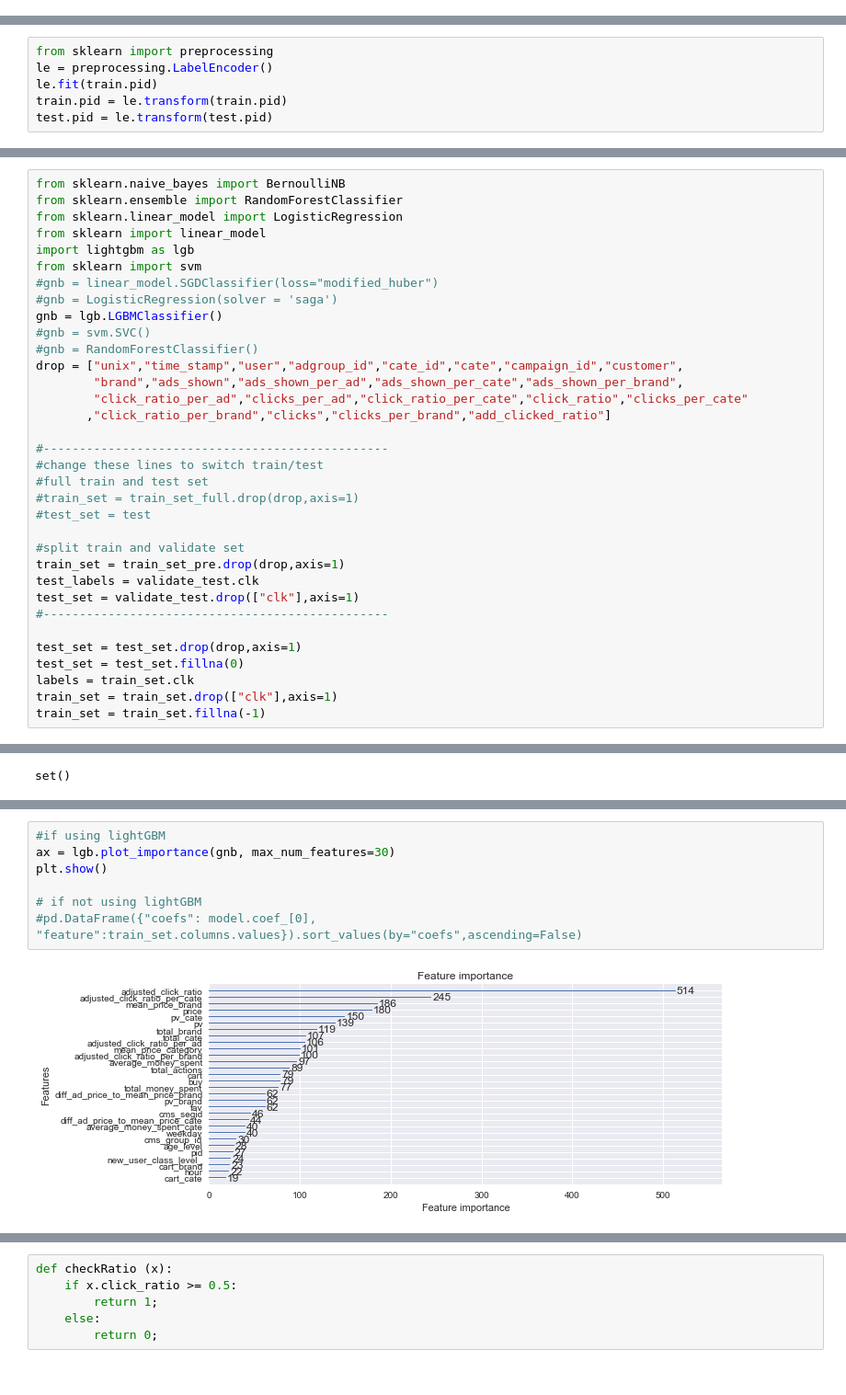
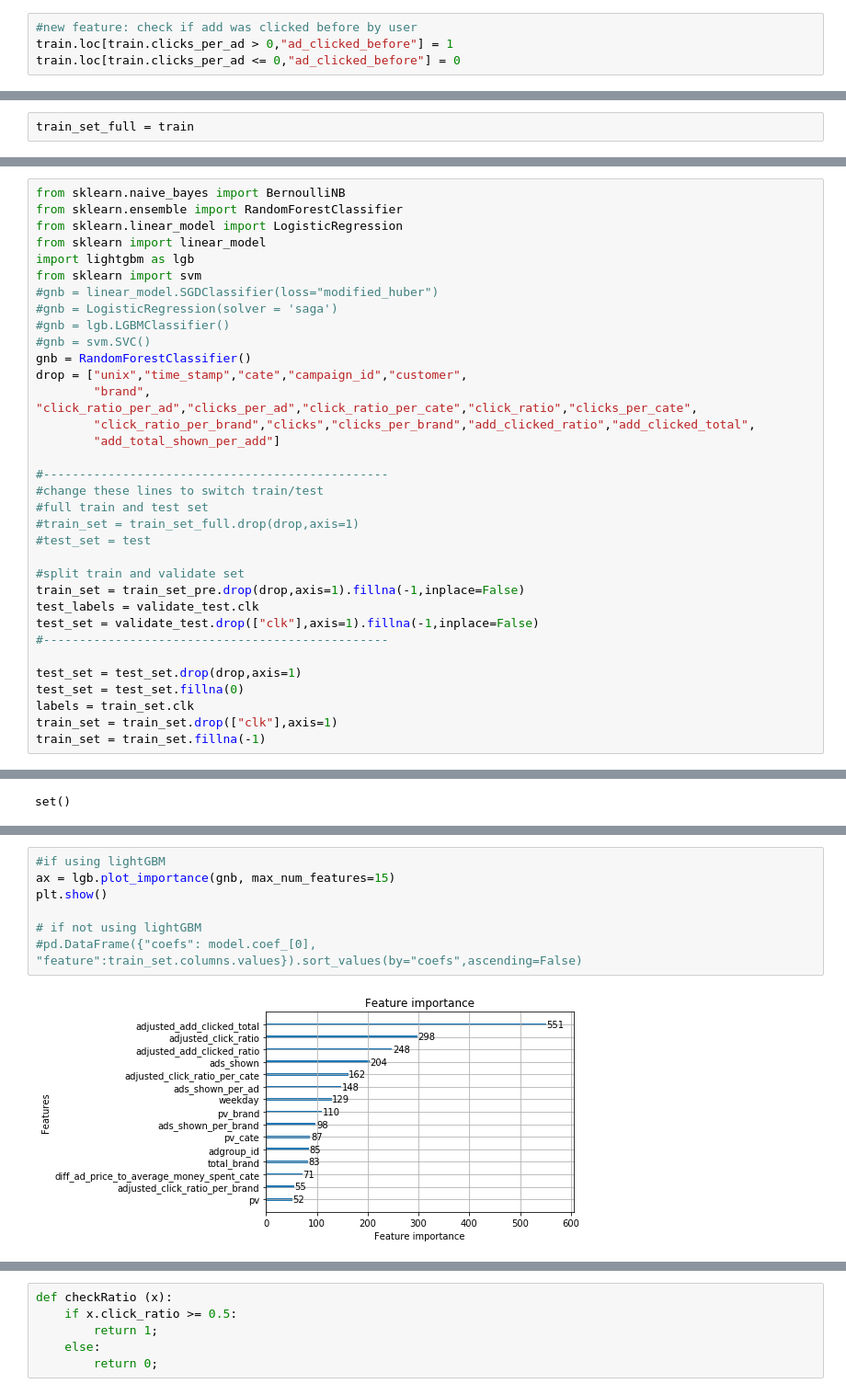
Before and after one commit to Sitorias/AdPrediction, a Jupyter notebook: Task 3 - Ad Prediction - Leo.ipynb, the cells around one changed output, grey strips where cells are left out. Shown at 92% size. Saved outputs shown, nothing was run; the diff lists cells and outputs as text.

Commit message:
Started with sketch for the presentation. Brand Prediction. Planning on recomputing the train data set to remove errors.

```diff
--- a/Task 3 - Ad Prediction - Leo.ipynb
+++ b/Task 3 - Ad Prediction - Leo.ipynb
@@ -851,0 +831,4 @@ plt.show()
+# %%
+#new feature: check if add was clicked before by user
+train.loc[train.clicks_per_ad > 0,"ad_clicked_before"] = 1
+train.loc[train.clicks_per_ad <= 0,"ad_clicked_before"] = 0
@@ -1066,6 +1029,0 @@ test.to_csv("test_extended.csv",index=False)
-# %%
-from sklearn import preprocessing
-le = preprocessing.LabelEncoder()
-le.fit(train.pid)
-train.pid = le.transform(train.pid)
-test.pid = le.transform(test.pid)
@@ -1102,6 +1058,8 @@ Number of zeros: 389916
 Final ratio: 0.21559018431566623%
 # %%
 train_set_full = train_set.copy()
+# %%
+train_set_full = train
 # %%
 from sklearn.model_selection import train_test_split
 train_set_pre,validate_test = train_test_split(train_set_full,test_size=0.2,random_state=42)
@@ -1114,13 +1072,13 @@ import lightgbm as lgb
 from sklearn import svm
 #gnb = linear_model.SGDClassifier(loss="modified_huber")
 #gnb = LogisticRegression(solver = 'saga')
-gnb = lgb.LGBMClassifier()
+#gnb = lgb.LGBMClassifier()
 #gnb = svm.SVC()
-#gnb = RandomForestClassifier()
-drop = ["unix","time_stamp","user","adgroup_id","cate_id","cate","campaign_id","customer",
-        "brand","ads_shown","ads_shown_per_ad","ads_shown_per_cate","ads_shown_per_brand",
-        "click_ratio_per_ad","clicks_per_ad","click_ratio_per_cate","click_ratio","clicks_per_cate"
-       ,"click_ratio_per_brand","clicks","clicks_per_brand","add_clicked_ratio"]
+gnb = RandomForestClassifier()
+drop = ["unix","time_stamp","cate","campaign_id","customer",
+        "brand", "click_ratio_per_ad","clicks_per_ad","click_ratio_per_cate","click_ratio","clicks_per_cate",
+        "click_ratio_per_brand","clicks","clicks_per_brand","add_clicked_ratio","add_clicked_total",
+        "add_total_shown_per_add"]
 
 #------------------------------------------------
 #change these lines to switch train/test
@@ -1129,9 +1087,9 @@ drop = ["unix","time_stamp","user","adgroup_id","cate_id","cate","campaign_id","
 #test_set = test
 
 #split train and validate set
-train_set = train_set_pre.drop(drop,axis=1)
+train_set = train_set_pre.drop(drop,axis=1).fillna(-1,inplace=False)
 test_labels = validate_test.clk
-test_set = validate_test.drop(["clk"],axis=1)
+test_set = validate_test.drop(["clk"],axis=1).fillna(-1,inplace=False)
 #------------------------------------------------
 
 test_set = test_set.drop(drop,axis=1)
@@ -1154,12 +1116,12 @@ Wall time: 3.64 s
 # %%
 #if using lightGBM
-ax = lgb.plot_importance(gnb, max_num_features=30)
+ax = lgb.plot_importance(gnb, max_num_features=15)
 plt.show()
 
 # if not using lightGBM
 #pd.DataFrame({"coefs": model.coef_[0], "feature":train_set.columns.values}).sort_values(by="coefs",ascending=False)
 # %% [output]
-[figure, old version]
+[figure, new version]
 # %%
 submission = pd.DataFrame({"id":test.id,"clk":pred})
 submission.to_csv("LightGBM_extended.csv",index=False)
```
Also changed, not shown: parts of 105 cells of this notebook, 1 other file.
